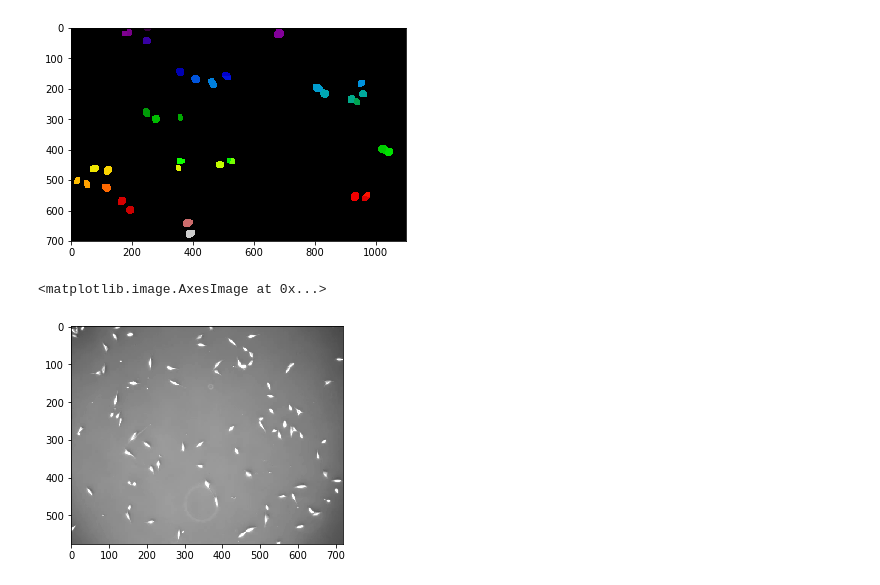
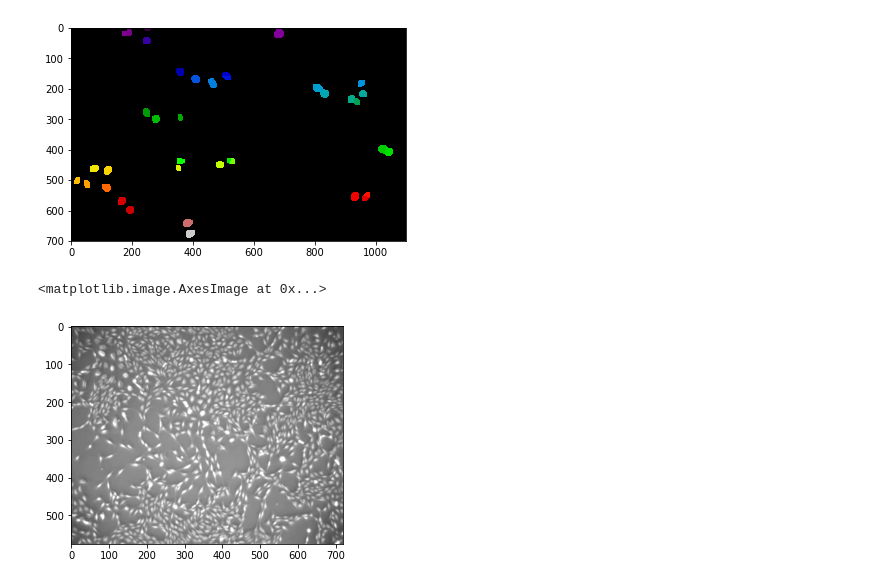
Before and after one commit to AaronWang-yf/COMP9517_Cell_Segmentation_and_Tracking-master, a Jupyter notebook: xiaocong/watershed_oversegmentation_version2.ipynb, the cells around one changed output. Cells and saved outputs as stored; diff of their text form; code cells hidden in the pictures.

```diff
--- a/xiaocong/watershed_oversegmentation_version2.ipynb
+++ b/xiaocong/watershed_oversegmentation_version2.ipynb
@@ -91,10 +88,12 @@ plt.imshow(labels, cmap=plt.cm.nipy_spectral)
 [figure]
 # %%
 # Generate an initial image with two overlapping circles
-tif = TIFF.open('t300.tif',mode='r')
+import os
+os.chdir("/Users/minruilu/Desktop/OneDrive - UNSW/UNSW/2020 Semester 2/comp9517/project/COMP9517 20T2 Group Project Image Sequences/PhC-C2DL-PSC/Sequence 2")
+tif = TIFF.open('t425.tif',mode='r')
 image = tif.read_image()
 plt.imshow(image, cmap=plt.cm.gray)
 # %% [output]
 <matplotlib.image.AxesImage at 0x...>
-[figure, old version]
+[figure, new version]
 # %%
```
Also changed, not shown: parts of 2 cells of this notebook, 3 other files.
